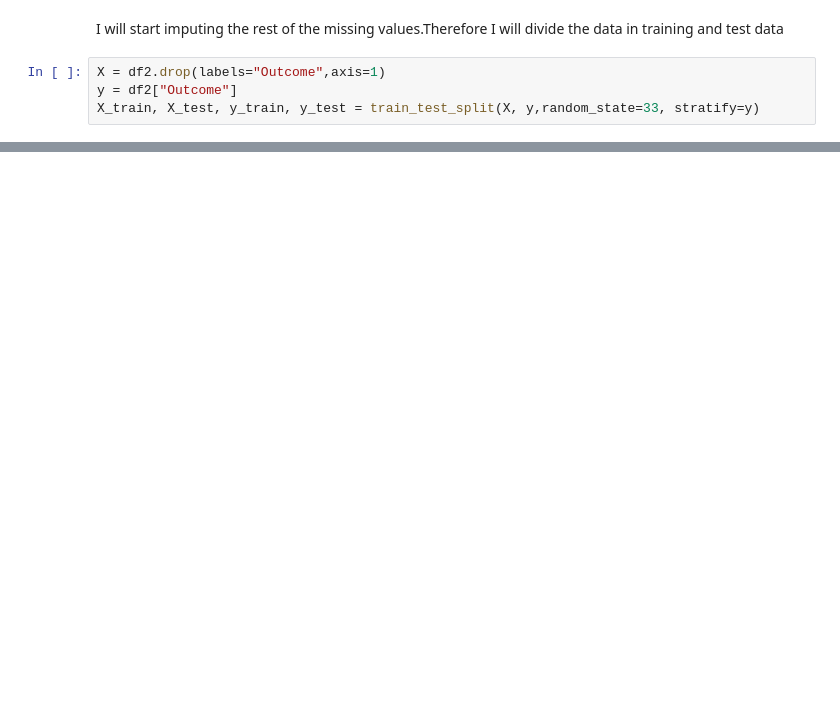
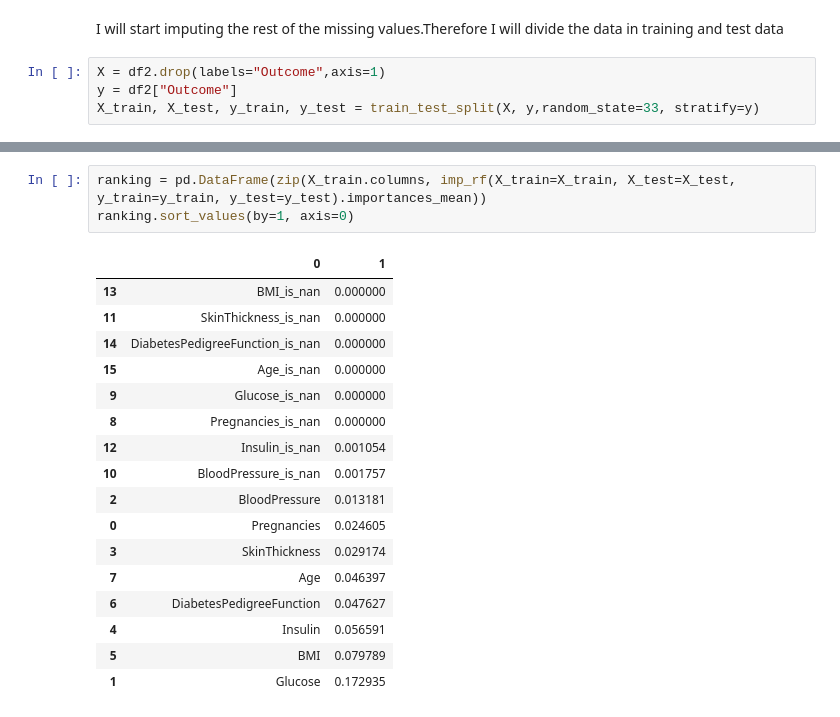
Before and after one commit to SanchezJoseAntonio/Prediction_risk_diabetes, a Jupyter notebook: Prediction_risk_diabetes.ipynb, the cells around one changed output, grey strips where cells are left out. Drawn from its saved outputs; the diff is of its cells as text; blank space fills up the shorter version.

```diff
--- a/Prediction_risk_diabetes.ipynb
+++ b/Prediction_risk_diabetes.ipynb
@@ -129,0 +383,21 @@ for col in na_cols:
+# %%
+ranking = pd.DataFrame(zip(X_train.columns, imp_rf(X_train=X_train, X_test=X_test, y_train=y_train, y_test=y_test).importances_mean))
+ranking.sort_values(by=1, axis=0)
+# %% [output]
+|  | 0 | 1 |
+| 13 | BMI_is_nan | 0.000000 |
+| 11 | SkinThickness_is_nan | 0.000000 |
+| 14 | DiabetesPedigreeFunction_is_nan | 0.000000 |
+| 15 | Age_is_nan | 0.000000 |
+| 9 | Glucose_is_nan | 0.000000 |
+| 8 | Pregnancies_is_nan | 0.000000 |
+| 12 | Insulin_is_nan | 0.001054 |
+| 10 | BloodPressure_is_nan | 0.001757 |
+| 2 | BloodPressure | 0.013181 |
+| 0 | Pregnancies | 0.024605 |
+| 3 | SkinThickness | 0.029174 |
+| 7 | Age | 0.046397 |
+| 6 | DiabetesPedigreeFunction | 0.047627 |
+| 4 | Insulin | 0.056591 |
+| 5 | BMI | 0.079789 |
+| 1 | Glucose | 0.172935 |
```
Also changed, not shown: parts of 28 cells of this notebook.
